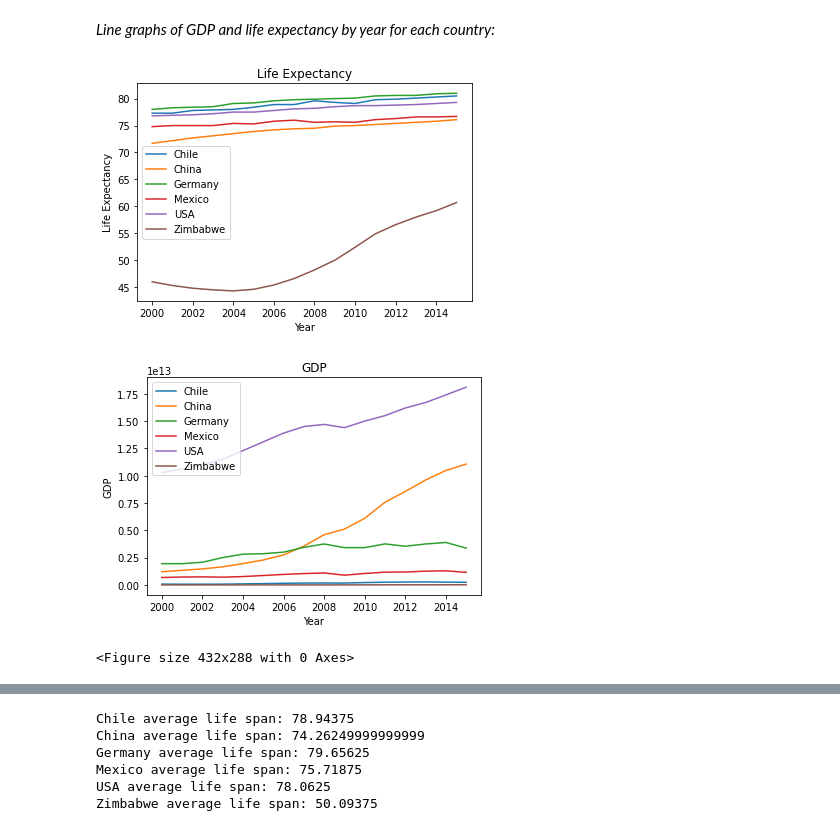
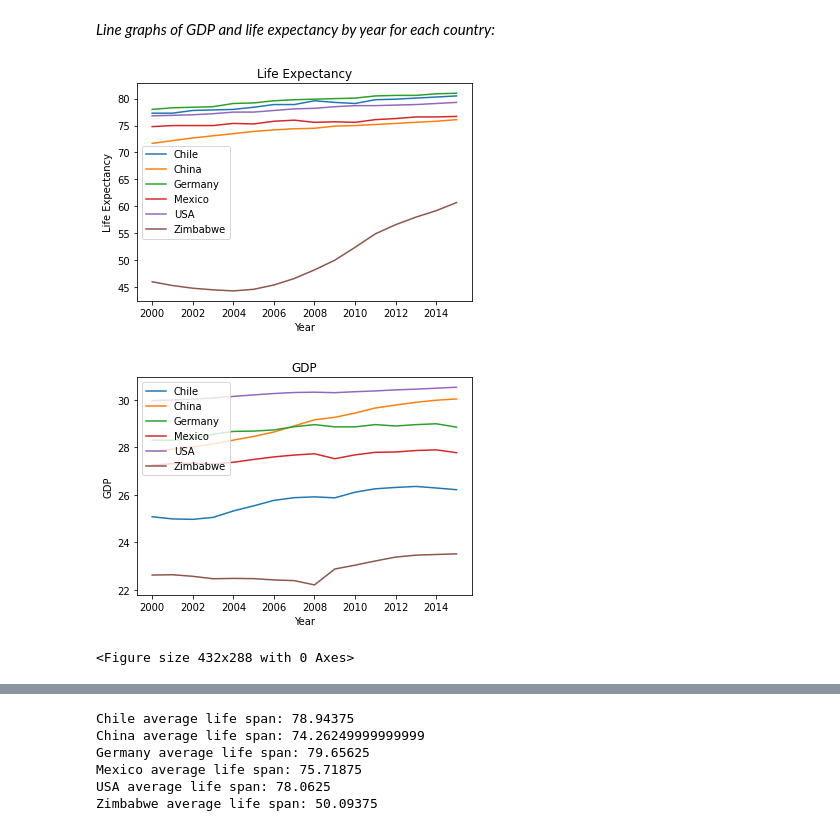
Before and after one commit to samrecile/dataSciencePracticeProjects, a Jupyter notebook: gdpProject/Life-Expectancy-and-GDP-Starter/life_expectancy_gdp.ipynb, the cells around one changed output, grey strips where cells are left out. Saved outputs shown, nothing was run; the diff lists cells and outputs as text; code cells hidden in the pictures.

```diff
--- a/gdpProject/Life-Expectancy-and-GDP-Starter/life_expectancy_gdp.ipynb
+++ b/gdpProject/Life-Expectancy-and-GDP-Starter/life_expectancy_gdp.ipynb
@@ -33,35 +33,43 @@ for nation in nations:
 print(countries)
 # %% [output]
 ['Chile', 'China', 'Germany', 'Mexico', 'USA', 'Zimbabwe']
+# %%
+# divide gdp data into bins
+
+# label the bins
+binLabels = ['1','2', '3','4']
+
+# bin the data
+data['GDPbins'] = pd.cut(data['GDP'], 4, labels=binLabels)
 # %% [markdown]
 *Line graphs of GDP and life expectancy by year for each country:*
 # %%
 years = data['Year'][data.Country == 'Chile']
 
 ax = plt.subplot()
 for x in range(len(countries)):
     life = data['Life expectancy at birth (years)'][data.Country == nations[x]]
     plt.plot(years, life)
 
 plt.title('Life Expectancy')
 plt.xlabel('Year')
 plt.ylabel('Life Expectancy')
 plt.legend(countries)
 plt.show()
 
 plt.clf()
 
 for x in range(len(countries)):
-    gdp = data['GDP'][data.Country == nations[x]]
+    gdp = np.log(data['GDP'][data.Country == nations[x]])
     plt.plot(years, gdp)
 
 plt.title('GDP')
 plt.xlabel('Year')
 plt.ylabel('GDP')
 plt.legend(countries, loc=2)
 plt.show()
 plt.clf()
 # %% [output]
 [figure]
-[figure, old version]
+[figure, new version]
 <Figure size 432x288 with 0 Axes>
```
Also changed, not shown: parts of 6 cells of this notebook.
